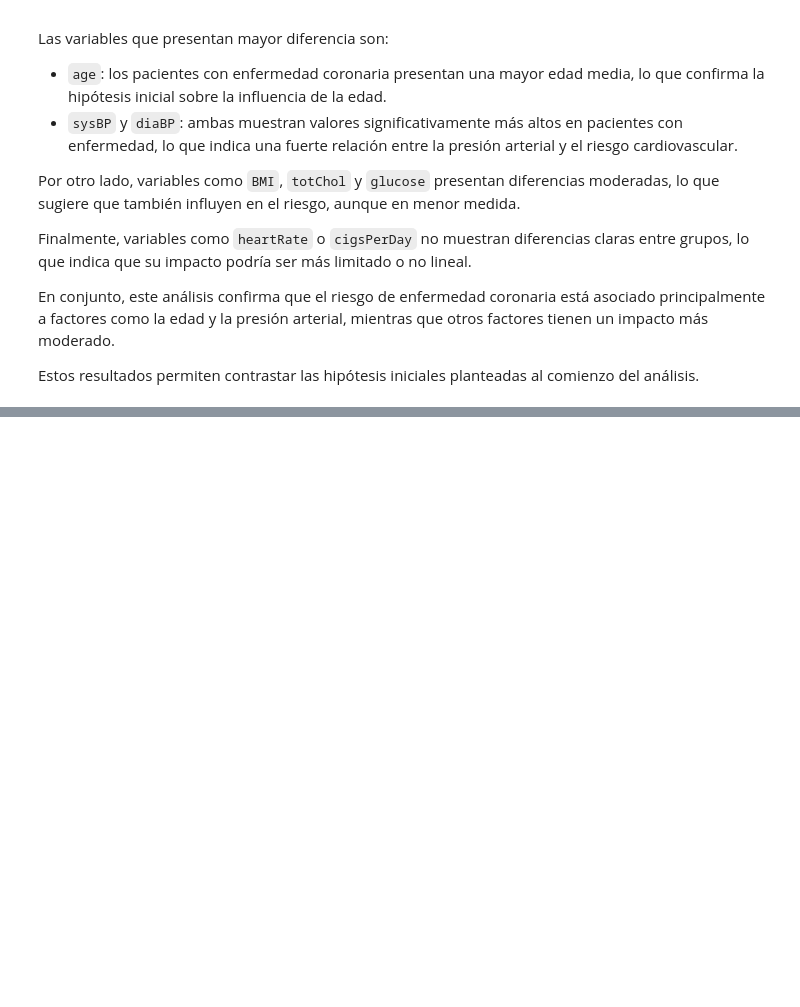
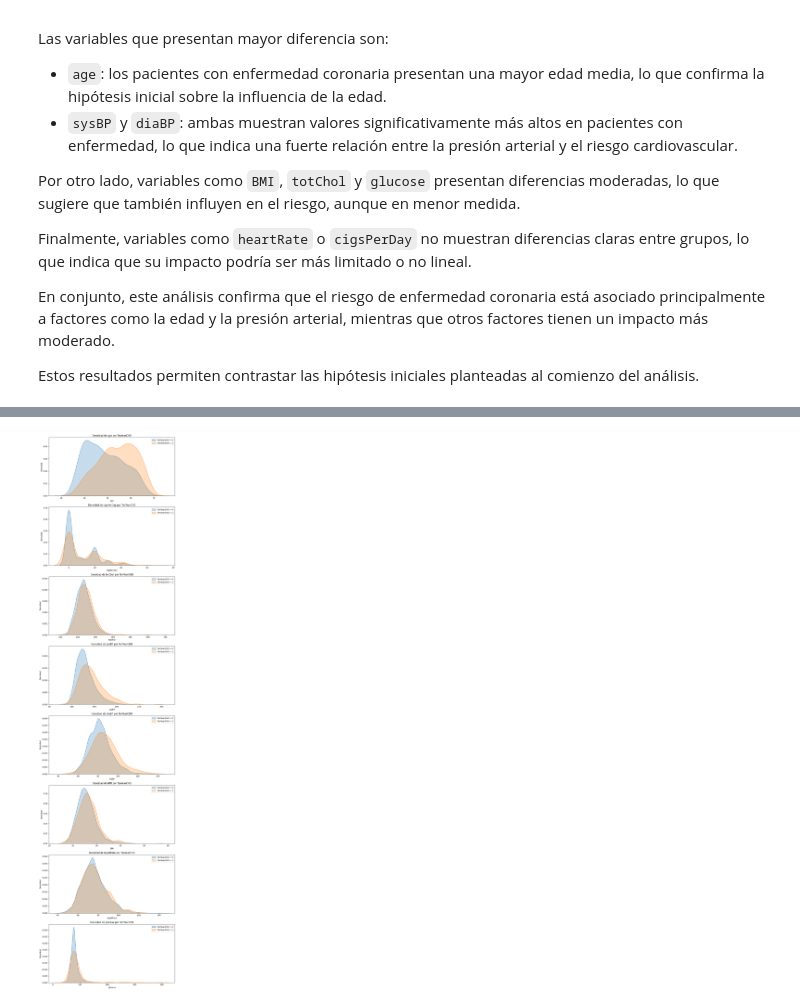
Before and after one commit to ttegarau41-sudo/proyecto_final_eda, a Jupyter notebook: src/proyecto.ipynb, the cells around one changed output, grey strips where cells are left out. Cells and saved outputs as stored; diff of their text form; code cells hidden in the pictures; blank space fills up the shorter version.

```diff
--- a/src/proyecto.ipynb
+++ b/src/proyecto.ipynb
@@ -621,0 +824,32 @@ Estos resultados permiten contrastar las hipótesis iniciales planteadas al comi
+# %%
+target = 'TenYearCHD'
+
+fig, axs = plt.subplots(nrows=len(numeric_cols), ncols=1, figsize=(10, 5 * len(numeric_cols)))
+
+# Graficar cada columna numérica contra el target
+for i, col in enumerate(numeric_cols):
+    sns.kdeplot(
+        data=df_clean[df_clean[target] == df_clean[target].unique()[0]],
+        x=col,
+        ax=axs[i],
+        label=f'{target} = {df_clean[target].unique()[0]}',
+        fill=True
+    )
+
+    sns.kdeplot(
+        data=df_clean[df_clean[target] == df_clean[target].unique()[1]],
+        x=col,
+        ax=axs[i],
+        label=f'{target} = {df_clean[target].unique()[1]}',
+        fill=True
+    )
+
+    axs[i].set_title(f'Densidad de {col} por {target}')
+    axs[i].set_xlabel(col)
+    axs[i].set_ylabel('Densidad')
+    axs[i].legend()
+
+plt.tight_layout()
+plt.show()
+# %% [output]
+[figure, added]
```
Also changed, not shown: parts of 27 cells of this notebook, 4 other files.
